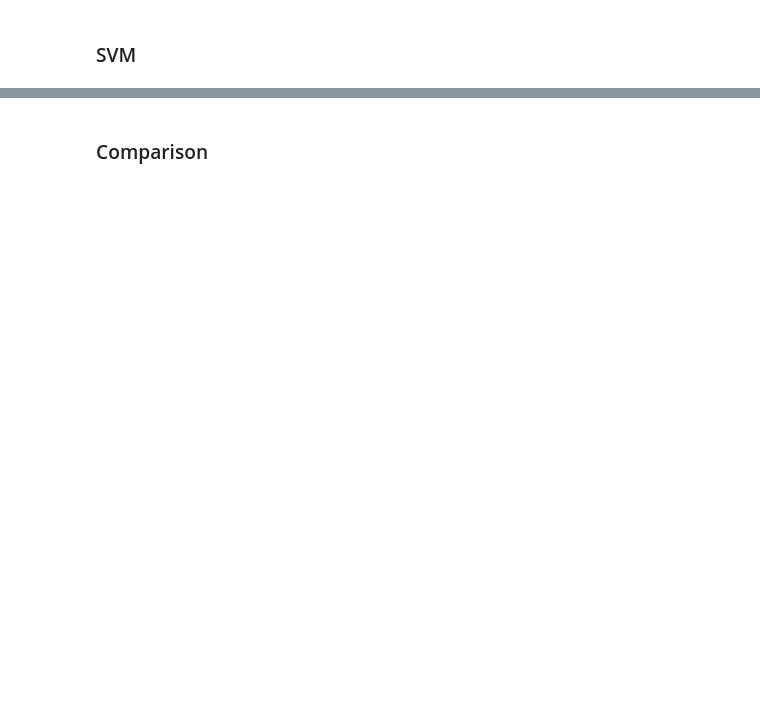
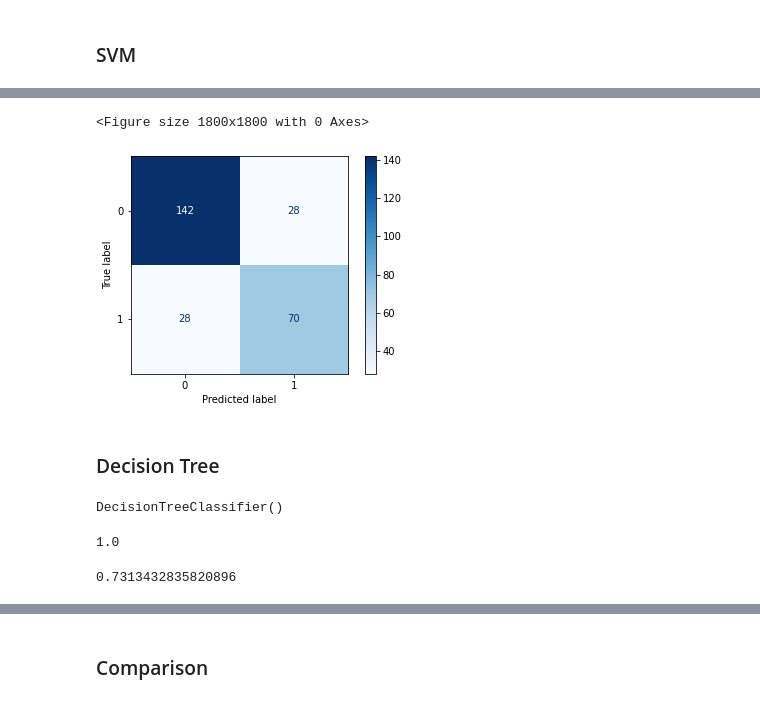
Before and after one commit to LucasColas/Machine-Learning-Analysis-of-Diabetes, a Jupyter notebook: Machine_Learning_Analysis_of_Diabetes.ipynb, the cells around one changed output, grey strips where cells are left out. Saved outputs shown, nothing was run; the diff lists cells and outputs as text; code cells hidden in the pictures; blank space fills up the shorter version.

Commit message:
Use of QDA, LDA, SVM and Decision Tree.

```diff
--- a/Machine_Learning_Analysis_of_Diabetes.ipynb
+++ b/Machine_Learning_Analysis_of_Diabetes.ipynb
@@ -302,0 +419,35 @@ ax2.hlines(y=0, xmin=0, xmax=10e-3)
+# %%
+plt.figure(figsize=(25,25))
+disp = ConfusionMatrixDisplay.from_estimator(
+        QDA,
+        X_test,
+        y_test,
+        cmap=plt.cm.Blues,
+        normalize=None,
+    )
+
+
+plt.show()
+# %% [output]
+<Figure size 1800x1800 with 0 Axes>
+[figure, added]
+# %% [markdown]
+### Decision Tree
+# %%
+from sklearn import tree
+
+test_size = 268/X.shape[0]
+X_train, X_test, y_train, y_test = train_test_split(X, YR, test_size=test_size)
+
+DecisionTree = tree.DecisionTreeClassifier()
+DecisionTree.fit(X_train, y_train)
+# %% [output]
+DecisionTreeClassifier()
+# %%
+DecisionTree.score(X_train, y_train)
+# %% [output]
+1.0
+# %%
+DecisionTree.score(X_test, y_test)
+# %% [output]
+0.7313432835820896
```
Also changed, not shown: parts of 19 cells of this notebook.
